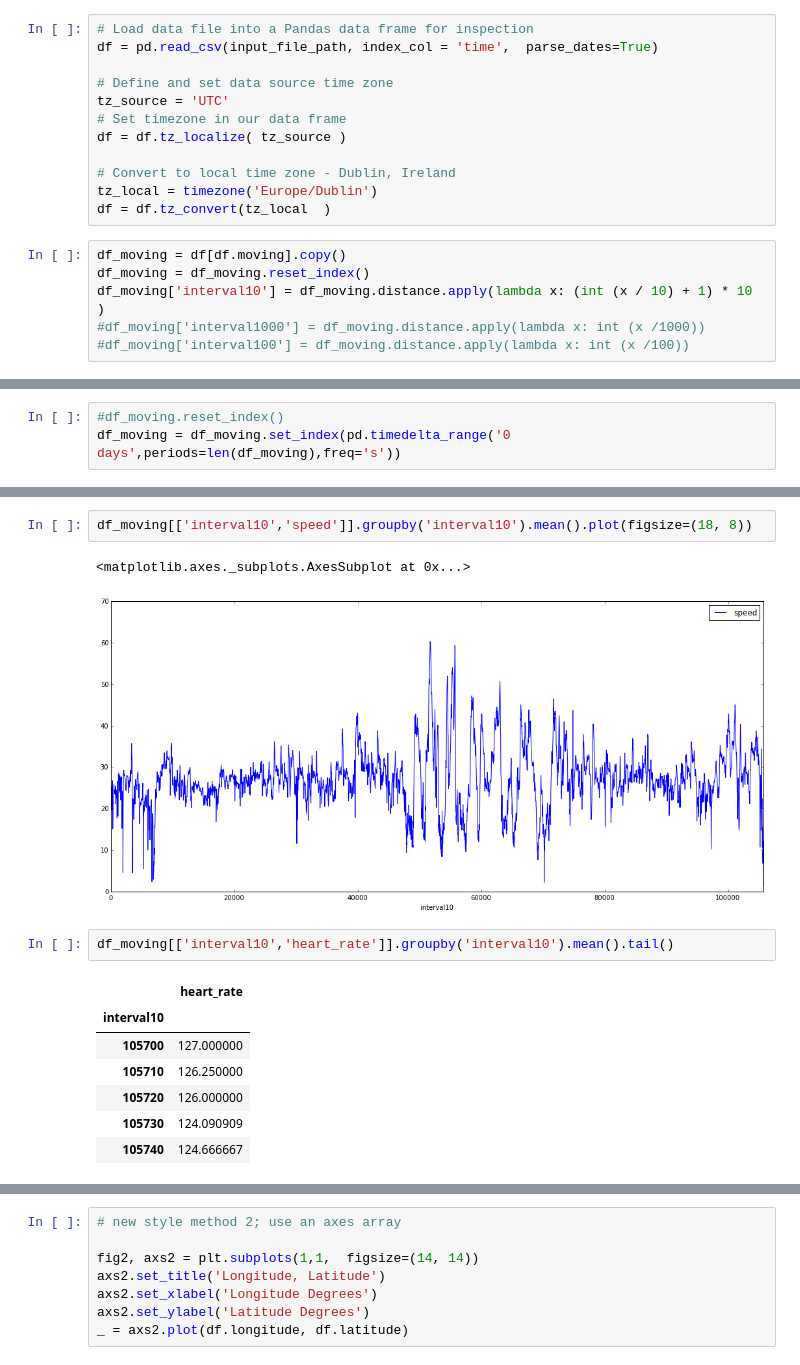
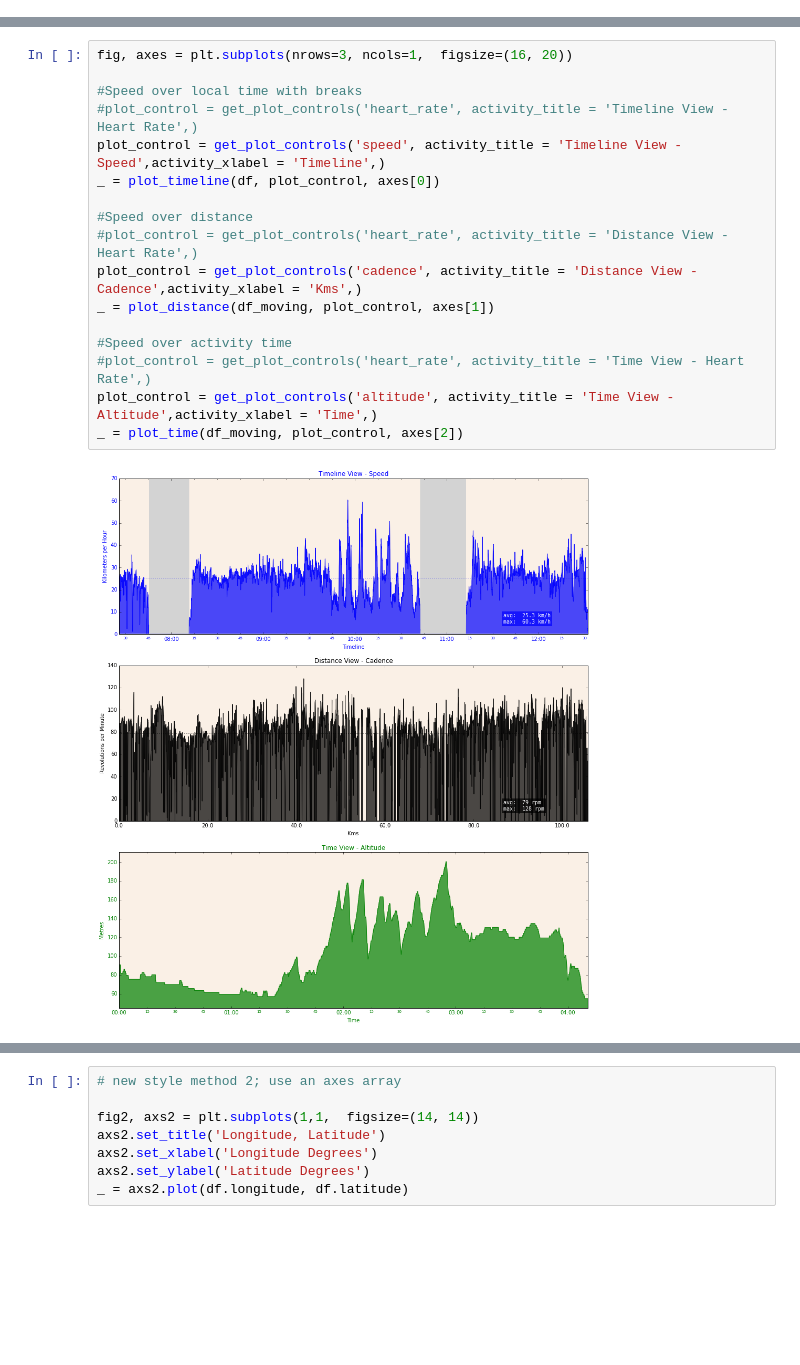
Before and after one commit to patclaffey/docker_jupyter, a Jupyter notebook: notebooks/Summary.ipynb, the cells around one changed output, grey strips where cells are left out. Saved outputs shown, nothing was run; the diff lists cells and outputs as text; blank space fills up the shorter version.

```diff
--- a/notebooks/Summary.ipynb
+++ b/notebooks/Summary.ipynb
@@ -30,18 +0,0 @@ Output file is (full path)   /opt/jupyter/data/csv/activity_898238015_40.csv
-# %%
-# Load data file into a Pandas data frame for inspection
-df = pd.read_csv(input_file_path, index_col = 'time',  parse_dates=True)
-
-# Define and set data source time zone
-tz_source = 'UTC'
-# Set timezone in our data frame
-df = df.tz_localize( tz_source )
-
-# Convert to local time zone - Dublin, Ireland
-tz_local = timezone('Europe/Dublin')
-df = df.tz_convert(tz_local  )
-# %%
-df_moving = df[df.moving].copy()
-df_moving = df_moving.reset_index()
-df_moving['interval10'] = df_moving.distance.apply(lambda x: (int (x / 10) + 1) * 10 )
-#df_moving['interval1000'] = df_moving.distance.apply(lambda x: int (x /1000))
-#df_moving['interval100'] = df_moving.distance.apply(lambda x: int (x /100))
@@ -621,6 +22,3 @@ fig.savefig('/opt/jupyter/data/test.png')
-# %%
-#df_moving.reset_index()
-df_moving = df_moving.set_index(pd.timedelta_range('0 days',periods=len(df_moving),freq='s'))
 # %%
 df_moving.head()
 # %% [output]
@@ -710,15 +31,19 @@ df_moving.head()
-# %%
-df_moving[['interval10','speed']].groupby('interval10').mean().plot(figsize=(18, 8))
-# %% [output]
-<matplotlib.axes._subplots.AxesSubplot at 0x...>
-[figure, removed]
-# %%
-df_moving[['interval10','heart_rate']].groupby('interval10').mean().tail()
-# %% [output]
-|  | heart_rate |
-| interval10 |  |
-| 105700 | 127.000000 |
-| 105710 | 126.250000 |
-| 105720 | 126.000000 |
-| 105730 | 124.090909 |
-| 105740 | 124.666667 |
+# %%
+fig, axes = plt.subplots(nrows=3, ncols=1,  figsize=(16, 20))
+
+#Speed over local time with breaks
+#plot_control = get_plot_controls('heart_rate', activity_title = 'Timeline View - Heart Rate',)
+plot_control = get_plot_controls('speed', activity_title = 'Timeline View - Speed',activity_xlabel = 'Timeline',)
+_ = plot_timeline(df, plot_control, axes[0])
+
+#Speed over distance
+#plot_control = get_plot_controls('heart_rate', activity_title = 'Distance View - Heart Rate',)
+plot_control = get_plot_controls('cadence', activity_title = 'Distance View - Cadence',activity_xlabel = 'Kms',)
+_ = plot_distance(df_moving, plot_control, axes[1])
+
+#Speed over activity time
+#plot_control = get_plot_controls('heart_rate', activity_title = 'Time View - Heart Rate',)
+plot_control = get_plot_controls('altitude', activity_title = 'Time View - Altitude',activity_xlabel = 'Time',)
+_ = plot_time(df_moving, plot_control, axes[2])
+# %% [output]
+[figure, added]
```
Also changed, not shown: parts of 37 cells of this notebook, 18 other files.
